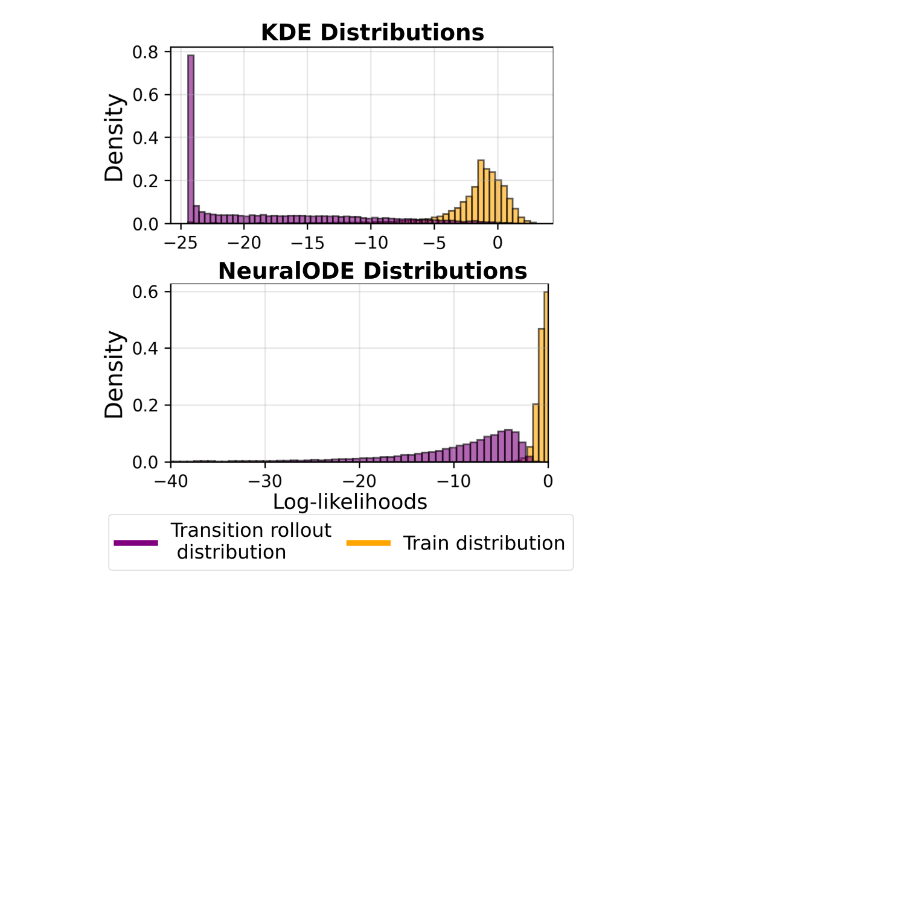
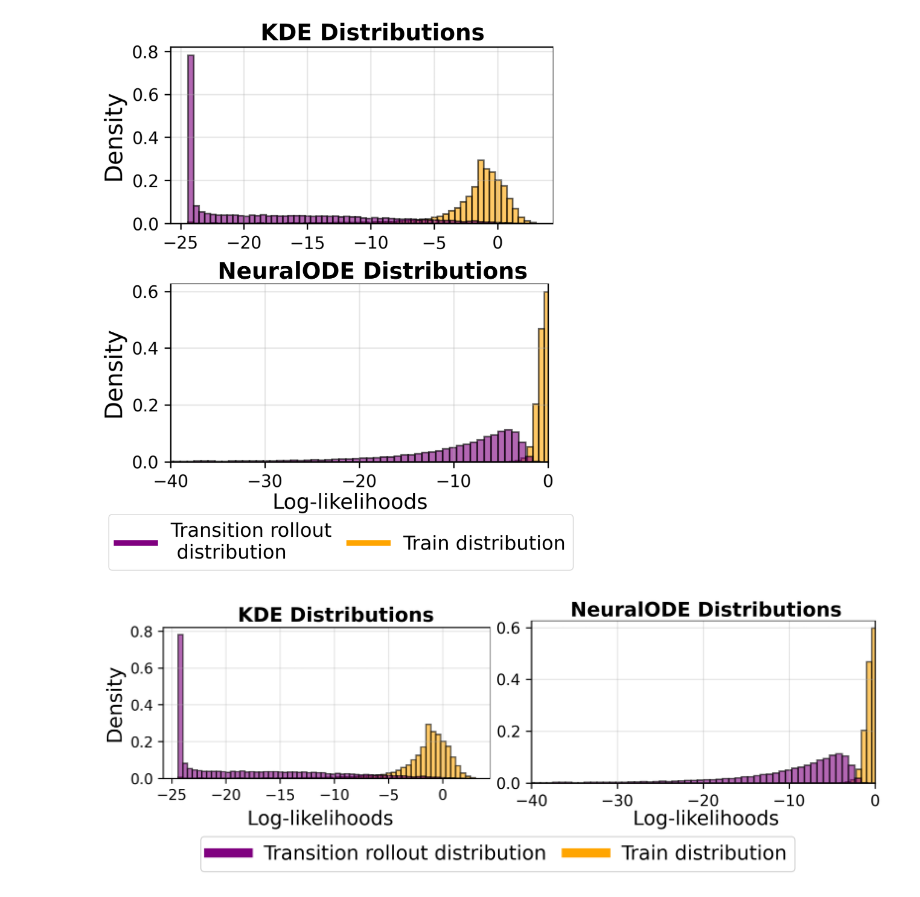
Before and after one commit to aysintumay/GORMPO_abiomed, a Jupyter notebook: cormpo/merge_results.ipynb, the cells around one changed output. Saved outputs shown, nothing was run; the diff lists cells and outputs as text; code cells hidden in the pictures; blank space fills up the shorter version.

Commit message:
confidence level | LLM world model

```diff
--- a/cormpo/merge_results.ipynb
+++ b/cormpo/merge_results.ipynb
@@ -197,3 +198,59 @@ plt.tight_layout()
 # plt.savefig('eval_samples_all.png', bbox_inches='tight', dpi=300)
 # %% [output]
 [figure]
+# %%
+import matplotlib.gridspec as gridspec
+from matplotlib.patches import Rectangle
+from matplotlib.lines import Line2D
+from matplotlib.patches import Patch
+from matplotlib import cm
+from matplotlib.colors import ListedColormap, LinearSegmentedColormap
+from mpl_toolkits.axes_grid1.inset_locator import inset_axes
+from mpl_toolkits.axes_grid1.inset_locator import mark_inset
+from mpl_toolkits.axes_grid1 import make_axes_locatable
+from matplotlib.ticker import (MultipleLocator, AutoMinorLocator)
+
+fig1 = plt.imread("../figures/kdedist.png")
+fig2 = plt.imread("../figures/neuralodedist2.png")
+
+
+
+fig = plt.figure(figsize=(12, 24), dpi=300)
+gs = gridspec.GridSpec(1,2, figure=fig, wspace=0.01, hspace=-0.3)
+ax1 = fig.add_subplot(gs[0, 0])
+ax2 = fig.add_subplot(gs[0, 1])
+
+#ax6 = fig.add_subplot(gs[2, 1])
+#fig.suptitle('Evaluation Samples', fontsize=16)
+ax1.imshow(fig1)
+ax1.set_title('KDE Distributions', fontweight="bold", size='xx-large', pad=1, fontsize=17, x=0.6)
+# ax1.text(-0.05, 0.5, 'MAP (mmHg)', va='center', ha='center', rotation='vertical',
+#          size="xx-large", color='tab:red', transform=ax1.transAxes)
+
+ax1.axis('off')
+ax2.imshow(fig2)
+ax2.set_title('NeuralODE Distributions', fontweight="bold", size='xx-large', pad=1,fontsize=17, x=0.55)
+ax2.axis('off')
+
+ax2.text(0.55, -0.06, 'Log-likelihoods', va='center', ha='center', rotation='horizontal',
+          color='black', transform=ax2.transAxes, fontsize=17,)
+ax2.text(-0.45, -0.06, 'Log-likelihoods', va='center', ha='center', rotation='horizontal',
+          color='black', transform=ax2.transAxes, fontsize=17,)
+#put legend
+
+# ax1.text(1.05, 0.5, 'P-level', va='center', ha='center', rotation='vertical',
+#          size="xx-large", color='tab:blue', transform=ax1.transAxes)
+# ax1.text(1.05, 0.5, 'P-level', va='center', ha='center', rotation='vertical',
+#          size="xx-large", color='tab:blue', transform=ax1.transAxes)
+legend_elements = [
+    Line2D([0], [0], color='purple', linestyle='-', lw=8, label='Transition rollout distribution'),
+    Line2D([0], [0], color='orange', linestyle='-', lw=8, label='Train distribution'),
+
+]
+# #print the labels
+ax2.legend(handles=legend_elements, loc='lower center', bbox_to_anchor=(0.01, -0.39), ncol=2,  fontsize=17,columnspacing=1,   )
+
+plt.tight_layout()
+# plt.savefig('eval_samples_all.png', bbox_inches='tight', dpi=300)
+# %% [output]
+[figure, added]
```
Also changed, not shown: parts of 1 cell of this notebook, 54 other files.
